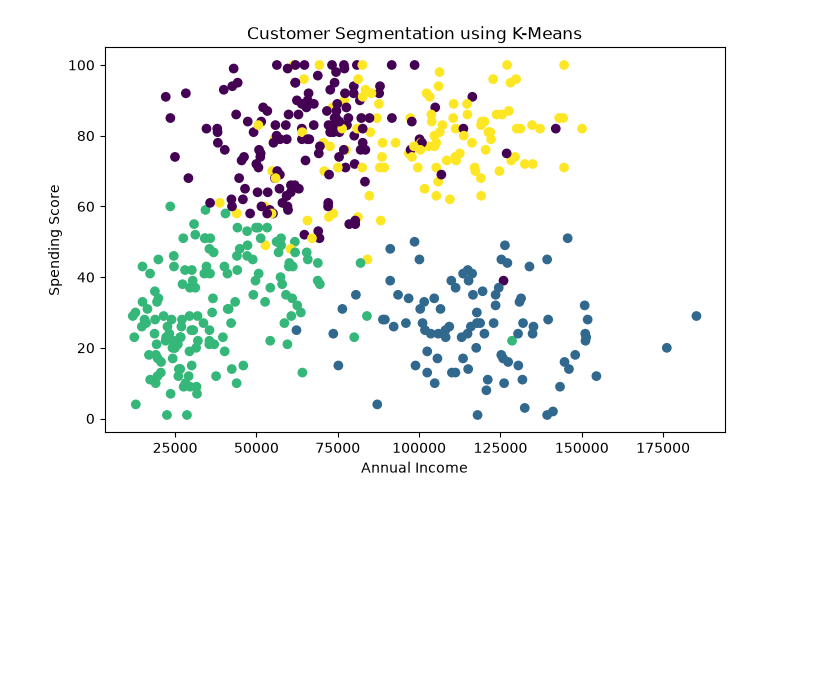
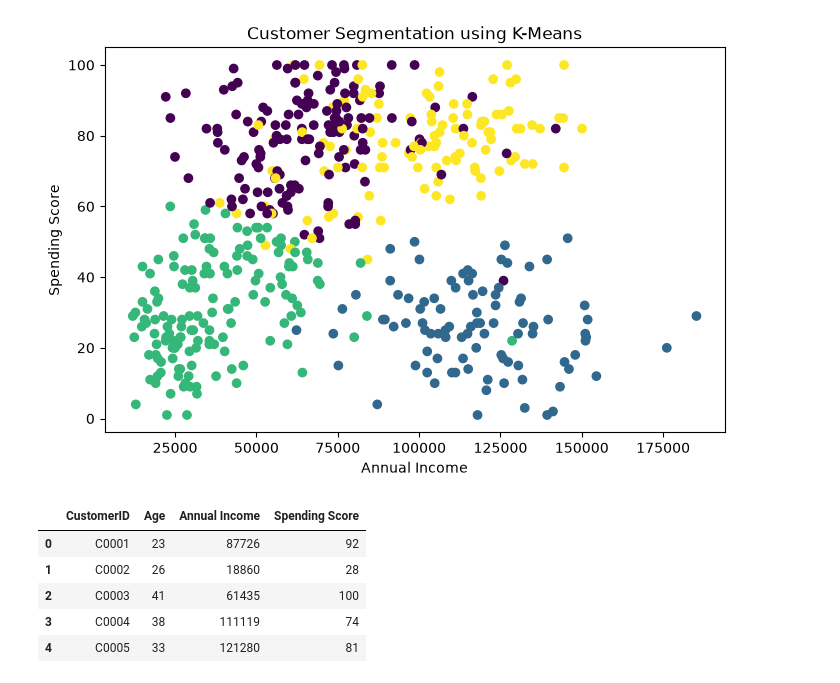
Before and after one commit to aamir-gk2539-byte/DSML-Training, a Jupyter notebook: Module 4/K_Means.ipynb, the cells around one changed output. Saved outputs shown, nothing was run; the diff lists cells and outputs as text; code cells hidden in the pictures; blank space fills up the shorter version.

```diff
--- a/Module 4/K_Means.ipynb
+++ b/Module 4/K_Means.ipynb
@@ -75,0 +83,12 @@ Cluster
+# %%
+# Example: load your customer dataset
+df = pd.read_csv("customers.csv")
+# %%
+df.head()
+# %% [output]
+|  | CustomerID | Age | Annual Income | Spending Score |
+| 0 | C0001 | 23 | 87726 | 92 |
+| 1 | C0002 | 26 | 18860 | 28 |
+| 2 | C0003 | 41 | 61435 | 100 |
+| 3 | C0004 | 38 | 111119 | 74 |
+| 4 | C0005 | 33 | 121280 | 81 |
```
Also changed, not shown: parts of 13 cells of this notebook, 15 other files.
